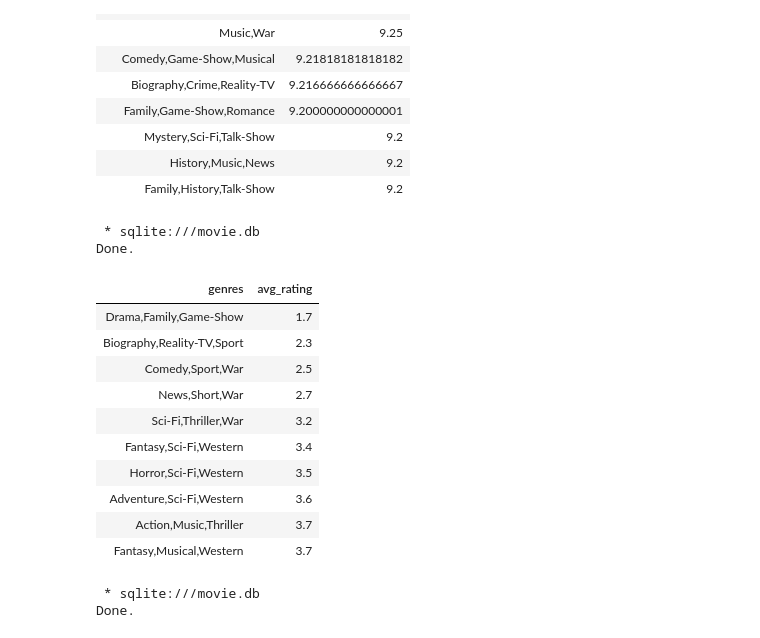
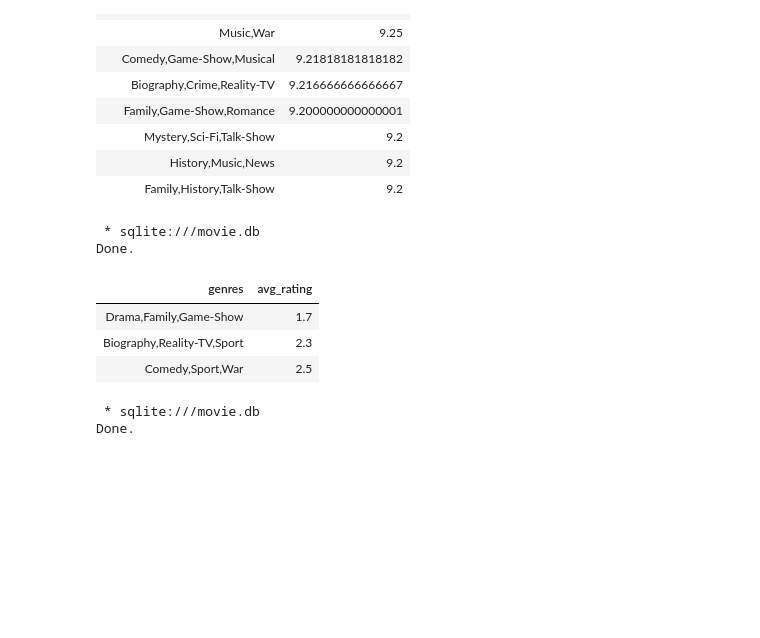
Before and after one commit to Ana-Akaishi/sql-projects, a Jupyter notebook: sql_projects/movie_review/movie_review.ipynb, the cells around one changed output. Cells and saved outputs as stored; diff of their text form; code cells hidden in the pictures; blank space fills up the shorter version.

```diff
--- a/sql_projects/movie_review/movie_review.ipynb
+++ b/sql_projects/movie_review/movie_review.ipynb
@@ -122,27 +91,20 @@ Done.
 # %%
 # Now just checking the bottom ratings
 %%sql
 SELECT genres, AVG(averageRating) as avg_rating
 FROM basic
 JOIN rating
 On basic.tconst = rating.tconst
 GROUP BY genres
 ORDER BY avg_rating ASC
-LIMIT 10;
+LIMIT 3;
 # %% [output]
  * sqlite:///movie.db
 Done.
 | genres | avg_rating |
 | Drama,Family,Game-Show | 1.7 |
 | Biography,Reality-TV,Sport | 2.3 |
 | Comedy,Sport,War | 2.5 |
-| News,Short,War | 2.7 |
-| Sci-Fi,Thriller,War | 3.2 |
-| Fantasy,Sci-Fi,Western | 3.4 |
-| Horror,Sci-Fi,Western | 3.5 |
-| Adventure,Sci-Fi,Western | 3.6 |
-| Action,Music,Thriller | 3.7 |
-| Fantasy,Musical,Western | 3.7 |
 # %%
 # Which genres saw the biggest increase in the number of releases over the last 5 years?
 %%sql
```
Also changed, not shown: parts of 10 cells of this notebook, 2 other files.
